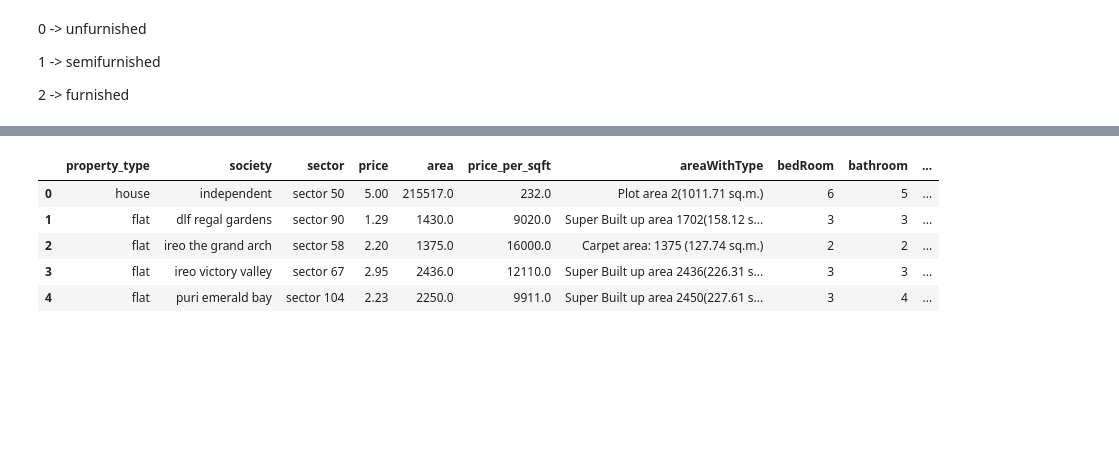
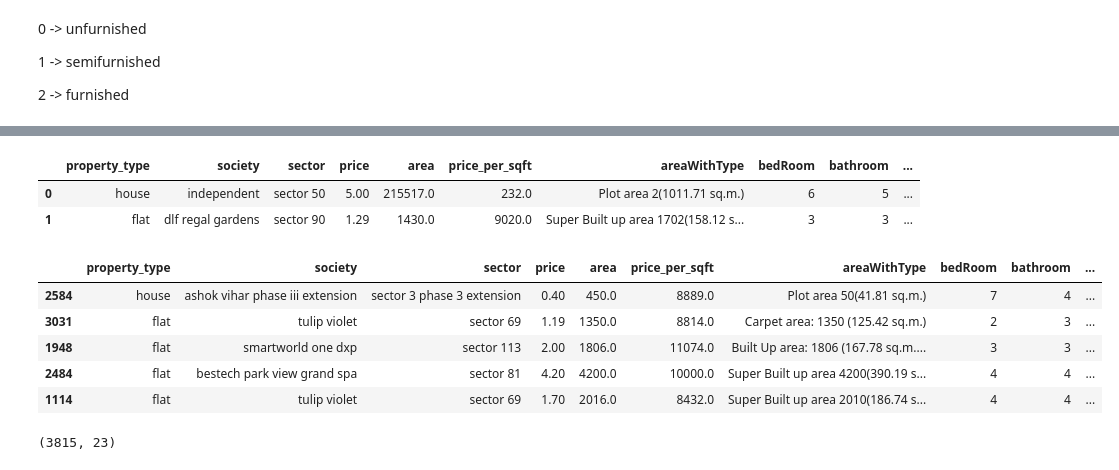
Before and after one commit to Tanwar-Aastha/Property-price-prediction, a Jupyter notebook: notebook/Feature Engineering/feature_engineering.ipynb, the cells around one changed output, grey strips where cells are left out. Cells and saved outputs as stored; diff of their text form; code cells hidden in the pictures; blank space fills up the shorter version.

```diff
--- a/notebook/Feature Engineering/feature_engineering.ipynb
+++ b/notebook/Feature Engineering/feature_engineering.ipynb
@@ -432,0 +491,10 @@ data.sample(5)[['furnishDetails','furnishing_type']]
+# %%
+# Convert the string representation of lists in the 'features' column to actual lists
+data['features_list'] = data['features'].apply(lambda x: ast.literal_eval(x) if pd.notnull(x) and x.startswith('[') else [])
+
+# Use MultiLabelBinarizer to convert the features list into a binary matrix
+mlb = MultiLabelBinarizer()
+features_binary_matrix = mlb.fit_transform(data['features_list'])
+
+# Convert the binary matrix into a DataFrame
+features_binary_df = pd.DataFrame(features_binary_matrix, columns=mlb.classes_)
@@ -433,9 +620,27 @@ data.sample(5)[['furnishDetails','furnishing_type']]
+# %%
+# Calculate luxury score for each row
+luxury_score = features_binary_df[list(weights.keys())].multiply(list(weights.values())).sum(axis=1)
+# %%
+data['luxury_score'] = luxury_score
 # %%
-data.head()
+data.head(2)
 # %% [output]
 |  | property_type | society | sector | price | area | price_per_sqft | areaWithType | bedRoom | bathroom | ... |
 | 0 | house | independent | sector 50 | 5.00 | 215517.0 | 232.0 | Plot area 2(1011.71 sq.m.) | 6 | 5 | ... |
 | 1 | flat | dlf regal gardens | sector 90 | 1.29 | 1430.0 | 9020.0 | Super Built up area 1702(158.12 s... | 3 | 3 | ... |
-| 2 | flat | ireo the grand arch | sector 58 | 2.20 | 1375.0 | 16000.0 | Carpet area: 1375 (127.74 sq.m.) | 2 | 2 | ... |
-| 3 | flat | ireo victory valley | sector 67 | 2.95 | 2436.0 | 12110.0 | Super Built up area 2436(226.31 s... | 3 | 3 | ... |
-| 4 | flat | puri emerald bay | sector 104 | 2.23 | 2250.0 | 9911.0 | Super Built up area 2450(227.61 s... | 3 | 4 | ... |
+# %%
+# cols to drop -> nearbyLocations,furnishDetails, features,features_list, additionalRoom
+data.drop(columns=['nearbyLocations','furnishDetails','features','features_list','additionalRoom'],inplace=True)
+# %%
+data.sample(5)
+# %% [output]
+|  | property_type | society | sector | price | area | price_per_sqft | areaWithType | bedRoom | bathroom | ... |
+| 2584 | house | ashok vihar phase iii extension | sector 3 phase 3 extension | 0.40 | 450.0 | 8889.0 | Plot area 50(41.81 sq.m.) | 7 | 4 | ... |
+| 3031 | flat | tulip violet | sector 69 | 1.19 | 1350.0 | 8814.0 | Carpet area: 1350 (125.42 sq.m.) | 2 | 3 | ... |
+| 1948 | flat | smartworld one dxp | sector 113 | 2.00 | 1806.0 | 11074.0 | Built Up area: 1806 (167.78 sq.m.... | 3 | 3 | ... |
+| 2484 | flat | bestech park view grand spa | sector 81 | 4.20 | 4200.0 | 10000.0 | Super Built up area 4200(390.19 s... | 4 | 4 | ... |
+| 1114 | flat | tulip violet | sector 69 | 1.70 | 2016.0 | 8432.0 | Super Built up area 2010(186.74 s... | 4 | 4 | ... |
+# %%
+data.shape
+# %% [output]
+(3815, 23)
```
Also changed, not shown: parts of 25 cells of this notebook, 2 other files.
